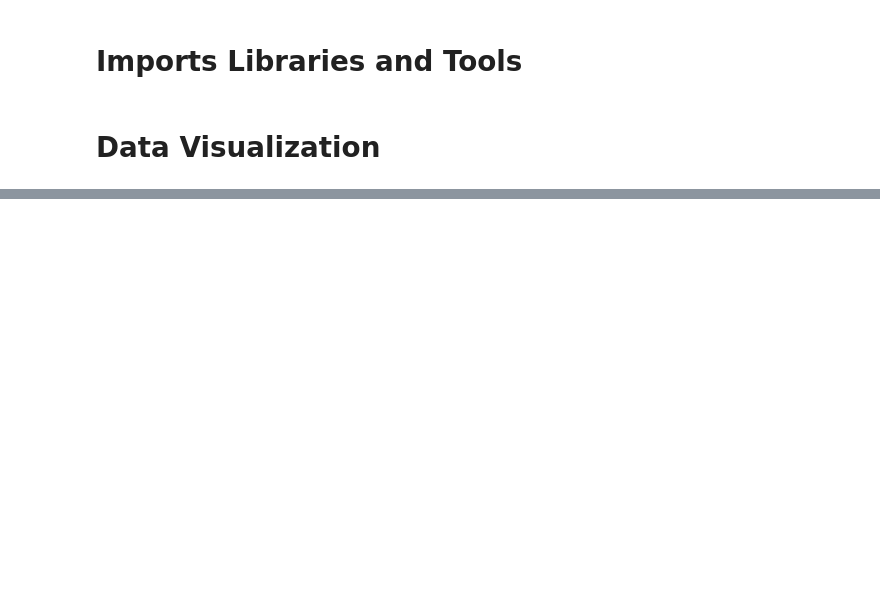
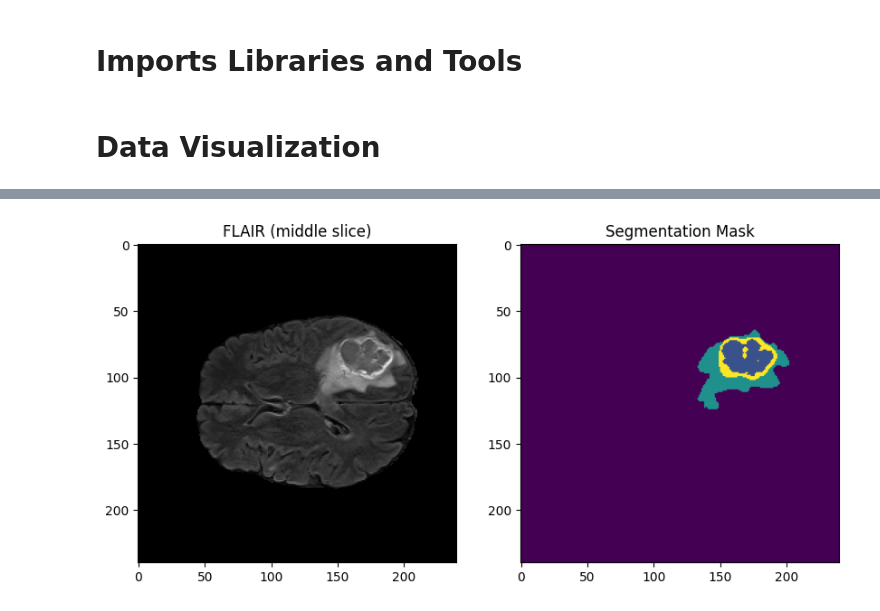
Before and after one commit to hwsinha/Brain-Tumour-Detector, a Jupyter notebook: segmentation/unet_segmentation.ipynb, the cells around one changed output, grey strips where cells are left out. Drawn from its saved outputs; the diff is of its cells as text; code cells hidden in the pictures; blank space fills up the shorter version.

```diff
--- a/segmentation/unet_segmentation.ipynb
+++ b/segmentation/unet_segmentation.ipynb
@@ -76,0 +73,17 @@ Found 1251 patient folders
+# %%
+#load flair and seg. mask
+flair_path = os.path.join(patient_path, f'{sample_patient}_flair.nii.gz')
+seg_path = os.path.join(patient_path, f'{sample_patient}_seg.nii.gz')
+
+flair = nib.load(flair_path).get_fdata()
+seg = nib.load(seg_path).get_fdata()
+
+mid_slice = flair.shape[2] // 2
+fig, axes = plt.subplots(1, 2, figsize=(10, 5))
+axes[0].imshow(flair[:, :, mid_slice], cmap='gray')
+axes[0].set_title('FLAIR (middle slice)')
+axes[1].imshow(seg[:, :, mid_slice], cmap='viridis')
+axes[1].set_title('Segmentation Mask')
+plt.show()
+# %% [output]
+[figure, added]
```
Also changed, not shown: parts of 6 cells of this notebook.
